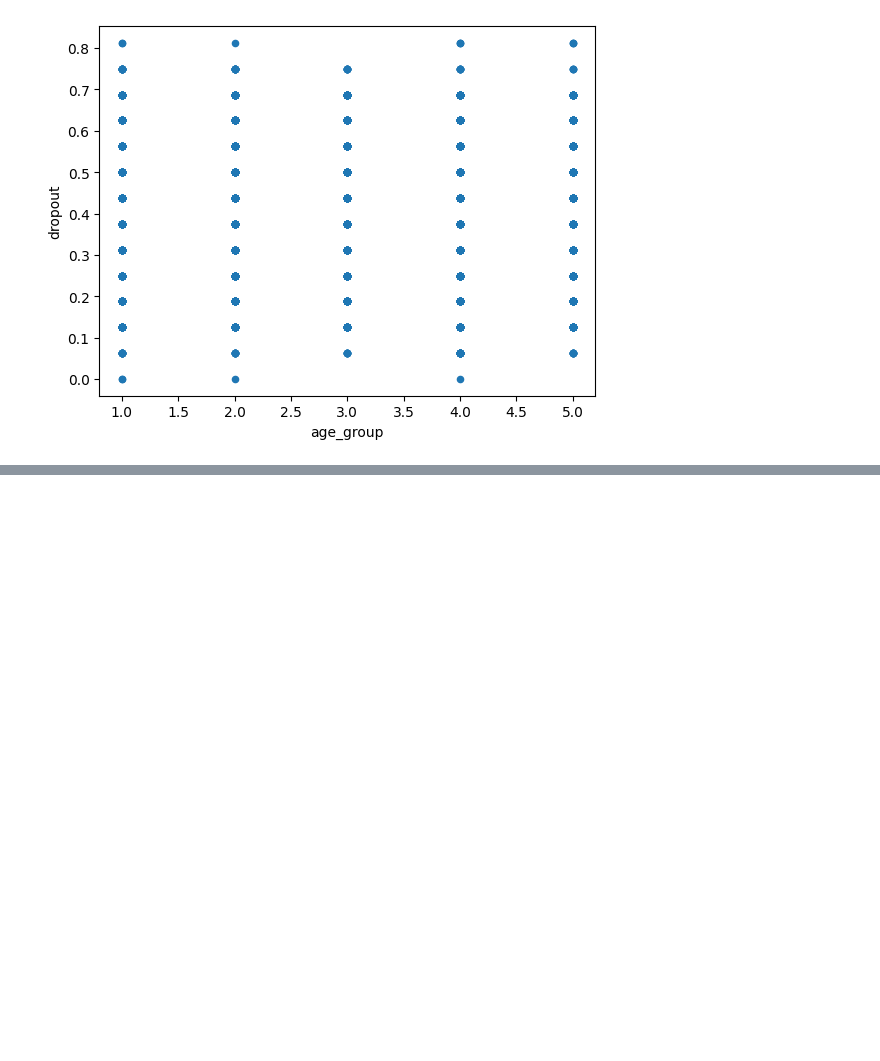
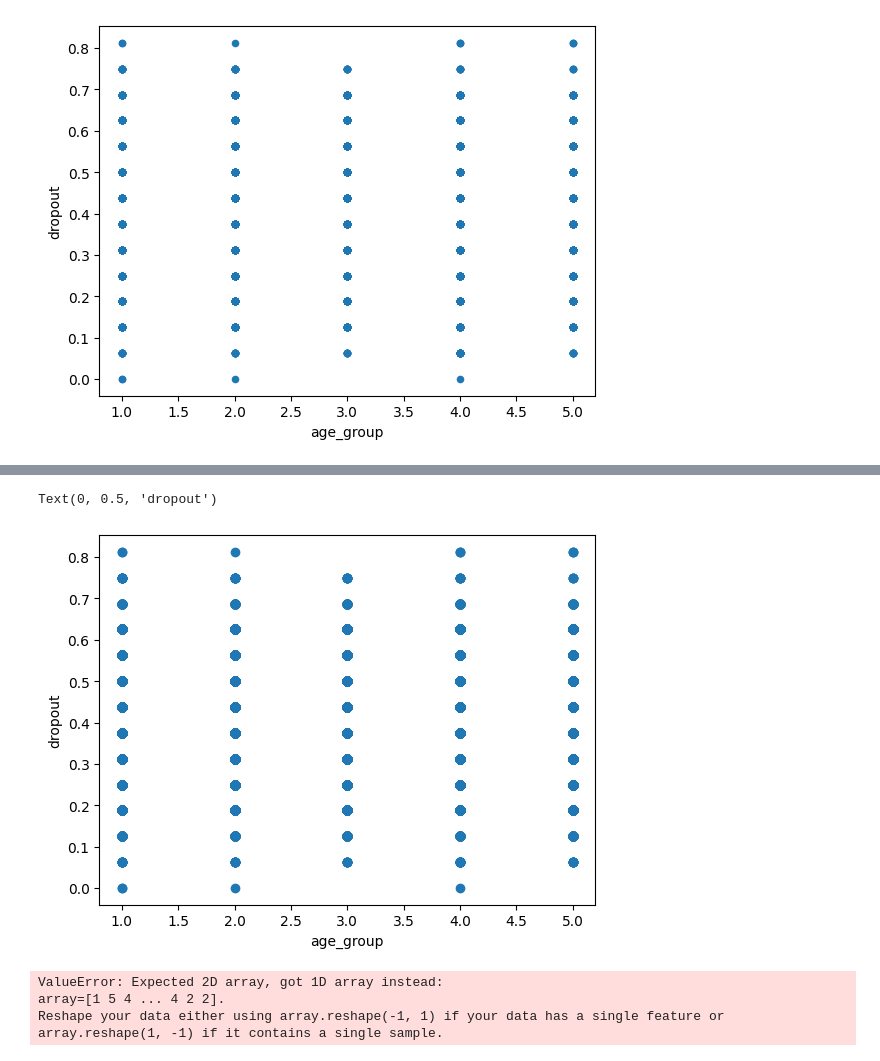
Before and after one commit to ssip-hack/ssip-hack-2022, a Jupyter notebook: main/test_1_linear_regression.ipynb, the cells around one changed output, grey strips where cells are left out. Cells and saved outputs as stored; diff of their text form; code cells hidden in the pictures; blank space fills up the shorter version.

```diff
--- a/main/test_1_linear_regression.ipynb
+++ b/main/test_1_linear_regression.ipynb
@@ -18,0 +23,2 @@ data.plot.scatter("age_group", "dropout")
+# %%
+df = pd.read_csv('main1.csv')
@@ -18,0 +35,7 @@ data.plot.scatter("age_group", "dropout")
+# %%
+plt.scatter(df['age_group'],df['dropout'])
+plt.xlabel('age_group')
+plt.ylabel('dropout')
+# %% [output]
+Text(0, 0.5, 'dropout')
+[figure, added]
@@ -18,0 +52,6 @@ data.plot.scatter("age_group", "dropout")
+# %%
+lr.fit(x_train,y_train)
+# %% [output]
+ValueError: Expected 2D array, got 1D array instead:
+array=[1 5 4 ... 4 2 2].
+Reshape your data either using array.reshape(-1, 1) if your data has a single feature or array.reshape(1, -1) if it contains a single sample.
```
Also changed, not shown: parts of 6 cells of this notebook, 1 other file.
